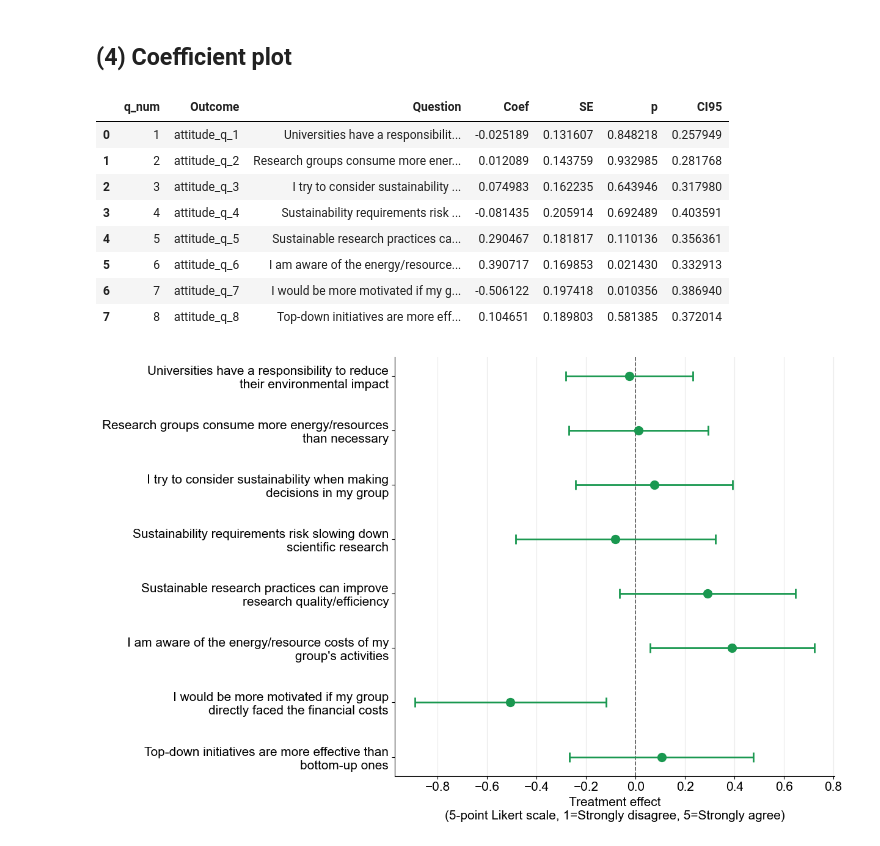
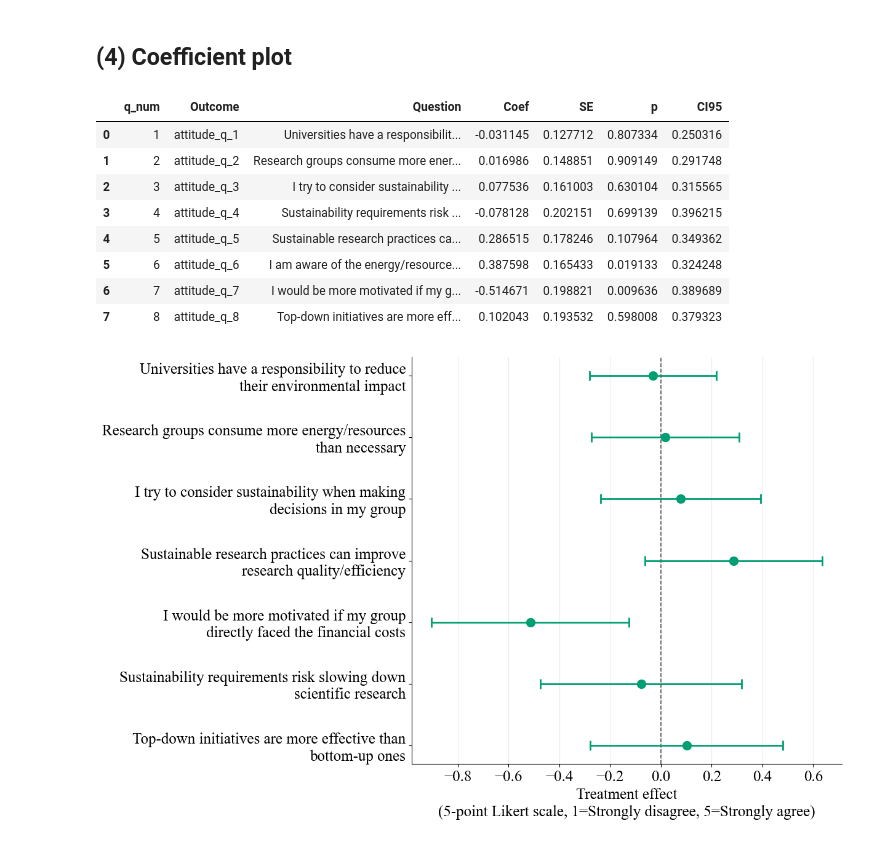
Before and after one commit to daphrut/lab-experiment, a Jupyter notebook: 3_Analysis/4_Regressions/4_4_secondary_attitudes.ipynb, the cells around one changed output. Saved outputs shown, nothing was run; the diff lists cells and outputs as text; code cells hidden in the pictures.

Commit message:
Attitudes coefficient plot

```diff
--- a/3_Analysis/4_Regressions/4_4_secondary_attitudes.ipynb
+++ b/3_Analysis/4_Regressions/4_4_secondary_attitudes.ipynb
@@ -25,8 +25,10 @@ import pyfixest as pf
 sys.path.append(str(Path.cwd().parents[0] / "functions"))
 from make_regression_table import make_regression_table
 
-plt.rcParams["font.family"] = "Arial"
-plt.rcParams["font.size"] = 13
+# Font settings for plots
+plt.rcParams["font.family"] = "serif"
+plt.rcParams["font.serif"] = ["Times New Roman"]
+plt.rcParams["font.size"] = 16
 # %%
 # Load data
 df = pd.read_csv(
@@ -52,6 +54,9 @@ df["baseline_energy_use"] = df.groupby("labgroupid")["annual_electricity_total"]
 
 # Log transform the baseline_energy_use variable
 df["log_baseline_energy_use"] = np.log(df["baseline_energy_use"])
+
+# Log transform group size - no_researchers is heavily right-skewed
+df["log_no_researchers"] = np.log(df["no_researchers"])
 # %%
 # Keep only one row per labgroupid - we will use the EL observation
 df = df[df["survey"] == "EL"].copy()
@@ -285,52 +290,64 @@ coef_df["CI95"] = 1.96 * coef_df["SE"]
 coef_df
 # %% [output]
 |  | q_num | Outcome | Question | Coef | SE | p | CI95 |
-| 0 | 1 | attitude_q_1 | Universities have a responsibilit... | -0.025189 | 0.131607 | 0.848218 | 0.257949 |
-| 1 | 2 | attitude_q_2 | Research groups consume more ener... | 0.012089 | 0.143759 | 0.932985 | 0.281768 |
-| 2 | 3 | attitude_q_3 | I try to consider sustainability ... | 0.074983 | 0.162235 | 0.643946 | 0.317980 |
-| 3 | 4 | attitude_q_4 | Sustainability requirements risk ... | -0.081435 | 0.205914 | 0.692489 | 0.403591 |
-| 4 | 5 | attitude_q_5 | Sustainable research practices ca... | 0.290467 | 0.181817 | 0.110136 | 0.356361 |
-| 5 | 6 | attitude_q_6 | I am aware of the energy/resource... | 0.390717 | 0.169853 | 0.021430 | 0.332913 |
-| 6 | 7 | attitude_q_7 | I would be more motivated if my g... | -0.506122 | 0.197418 | 0.010356 | 0.386940 |
-| 7 | 8 | attitude_q_8 | Top-down initiatives are more eff... | 0.104651 | 0.189803 | 0.581385 | 0.372014 |
+| 0 | 1 | attitude_q_1 | Universities have a responsibilit... | -0.031145 | 0.127712 | 0.807334 | 0.250316 |
+| 1 | 2 | attitude_q_2 | Research groups consume more ener... | 0.016986 | 0.148851 | 0.909149 | 0.291748 |
+| 2 | 3 | attitude_q_3 | I try to consider sustainability ... | 0.077536 | 0.161003 | 0.630104 | 0.315565 |
+| 3 | 4 | attitude_q_4 | Sustainability requirements risk ... | -0.078128 | 0.202151 | 0.699139 | 0.396215 |
+| 4 | 5 | attitude_q_5 | Sustainable research practices ca... | 0.286515 | 0.178246 | 0.107964 | 0.349362 |
+| 5 | 6 | attitude_q_6 | I am aware of the energy/resource... | 0.387598 | 0.165433 | 0.019133 | 0.324248 |
+| 6 | 7 | attitude_q_7 | I would be more motivated if my g... | -0.514671 | 0.198821 | 0.009636 | 0.389689 |
+| 7 | 8 | attitude_q_8 | Top-down initiatives are more eff... | 0.102043 | 0.193532 | 0.598008 | 0.379323 |
 # %%
 # Coefficient plot (no enumerator FEs)
-y = np.arange(len(coef_df))
+# - Drop the awareness question (attitude_q_6) - it's a factual awareness check, not an attitude
+# - Reorder so the two negatively-framed items (risk of sustainability requirements slowing
+#   research; top-down more effective than bottom-up) sit at the bottom, other items keep
+#   their original order
+# - Bluish-green (#009E73, Okabe-Ito), matching the project's single-series default (see
+#   3_Analysis/functions/histogram_truncated_func.r's overall_colour - blue/vermillion is
+#   reserved there for a two-group treated/control breakdown, which this plot doesn't have)
+plot_order = ["attitude_q_1", "attitude_q_2", "attitude_q_3", "attitude_q_5", "attitude_q_7", "attitude_q_4", "attitude_q_8"]
+plot_df = coef_df[coef_df["Outcome"] != "attitude_q_6"].copy()
+plot_df["Outcome"] = pd.Categorical(plot_df["Outcome"], categories=plot_order, ordered=True)
+plot_df = plot_df.sort_values("Outcome").reset_index(drop=True)
+
+y = np.arange(len(plot_df))
 
 fig, ax = plt.subplots(figsize=(12.5, 8))
 
 ax.errorbar(
-    coef_df["Coef"],
+    plot_df["Coef"],
     y,
-    xerr=coef_df["CI95"],
+    xerr=plot_df["CI95"],
     fmt="o",
-    color="#1a9850",
-    ecolor="#1a9850",
+    color="#009E73",
+    ecolor="#009E73",
     elinewidth=2,
     capsize=6,
     capthick=2,
     markersize=10,
     zorder=3,
 )
 
 ax.axvline(0, color="#444444", linestyle="--", linewidth=1.2, zorder=1)
 ax.set_yticks(y)
-ax.set_yticklabels(coef_df["Question"], fontsize=15)
+ax.set_yticklabels(plot_df["Question"], fontsize=18)
 ax.invert_yaxis()
 ax.set_xlabel(
     "Treatment effect\n(5-point Likert scale, 1=Strongly disagree, 5=Strongly agree)",
-    fontsize=15,
+    fontsize=18,
 )
-ax.tick_params(axis="x", labelsize=15)
+ax.tick_params(axis="x", labelsize=18)
 ax.grid(axis="x", alpha=0.25)
 ax.spines["top"].set_visible(False)
 ax.spines["right"].set_visible(False)
 
 plt.tight_layout()
 
 output_folder = config.OUTPUT / "5_Regression_Tables"
 output_folder.mkdir(parents=True, exist_ok=True)
 plt.savefig(output_folder / "secondary_attitudes_coef_plot.pdf", bbox_inches="tight")
 plt.show()
 # %% [output]
-[figure, old version]
+[figure, new version]
```
Also changed, not shown: parts of 3 cells of this notebook.
